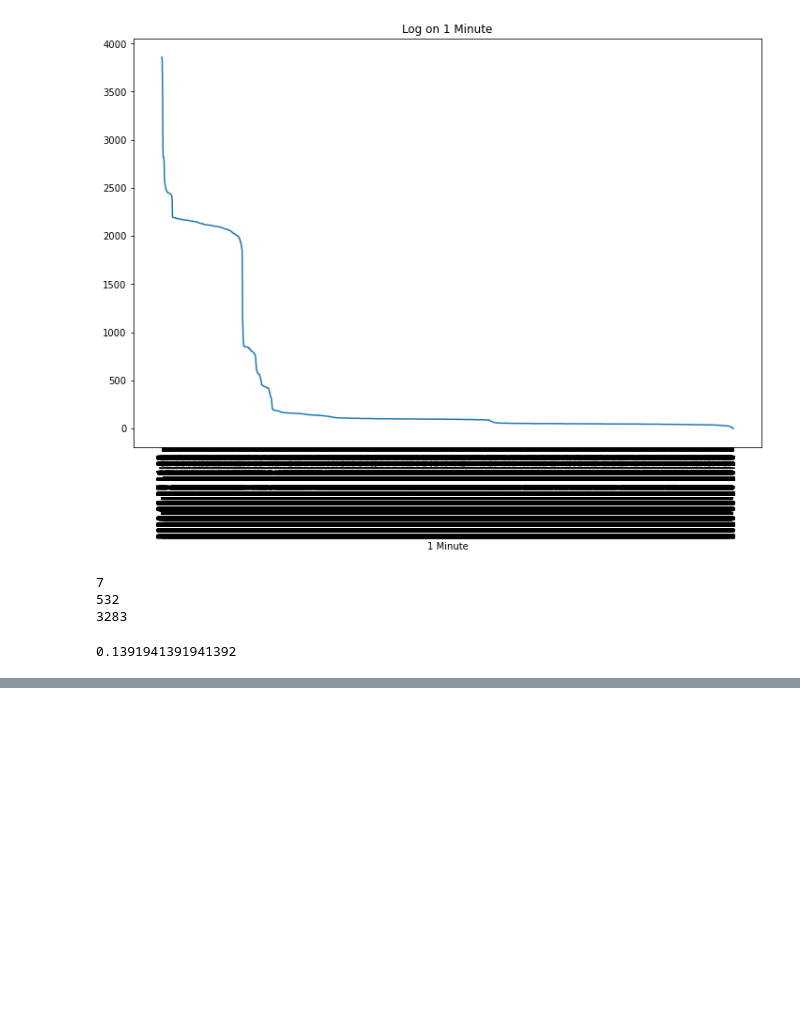
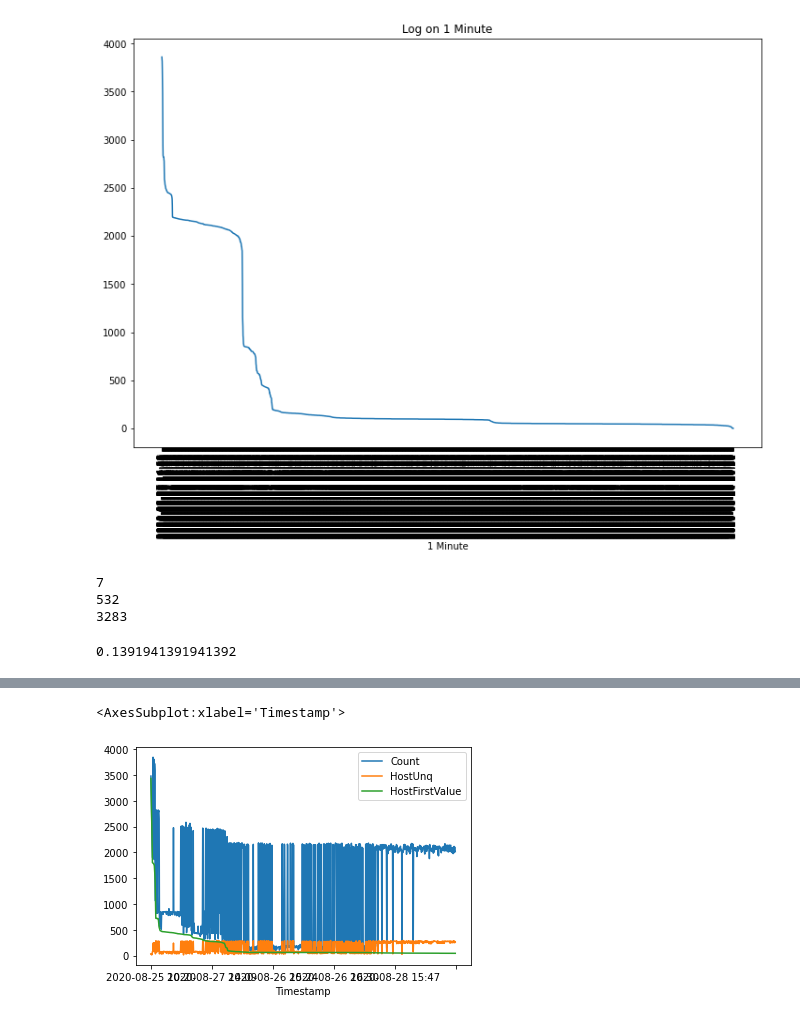
Before and after one commit to gnsia/conan, a Jupyter notebook: EDA/2020-10-28-EDA-log-data-date-hour-minute.ipynb, the cells around one changed output, grey strips where cells are left out. Saved outputs shown, nothing was run; the diff lists cells and outputs as text; code cells hidden in the pictures; blank space fills up the shorter version.

```diff
--- a/EDA/2020-10-28-EDA-log-data-date-hour-minute.ipynb
+++ b/EDA/2020-10-28-EDA-log-data-date-hour-minute.ipynb
@@ -254,0 +294,5 @@ Name: Host, dtype: int64
+# %%
+hostUniqueByMinute.sort_values(by='HostFirstValue', ascending=False)[:1000].plot()
+# %% [output]
+<AxesSubplot:xlabel='Timestamp'>
+[figure, added]
```
Also changed, not shown: parts of 29 cells of this notebook, 1 other file.
